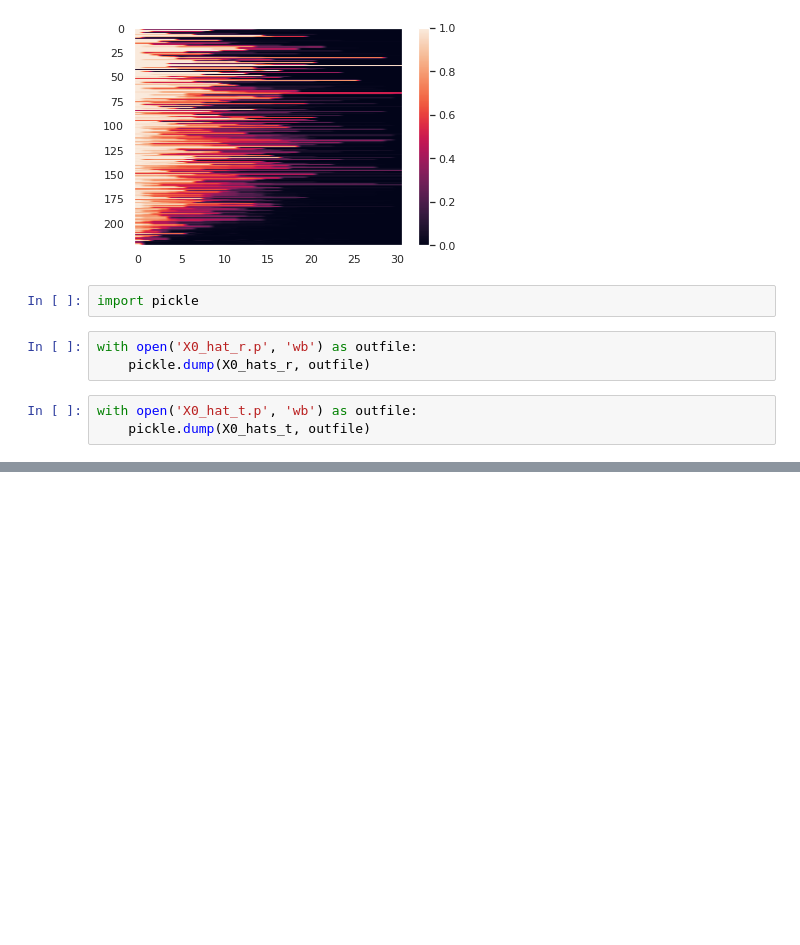
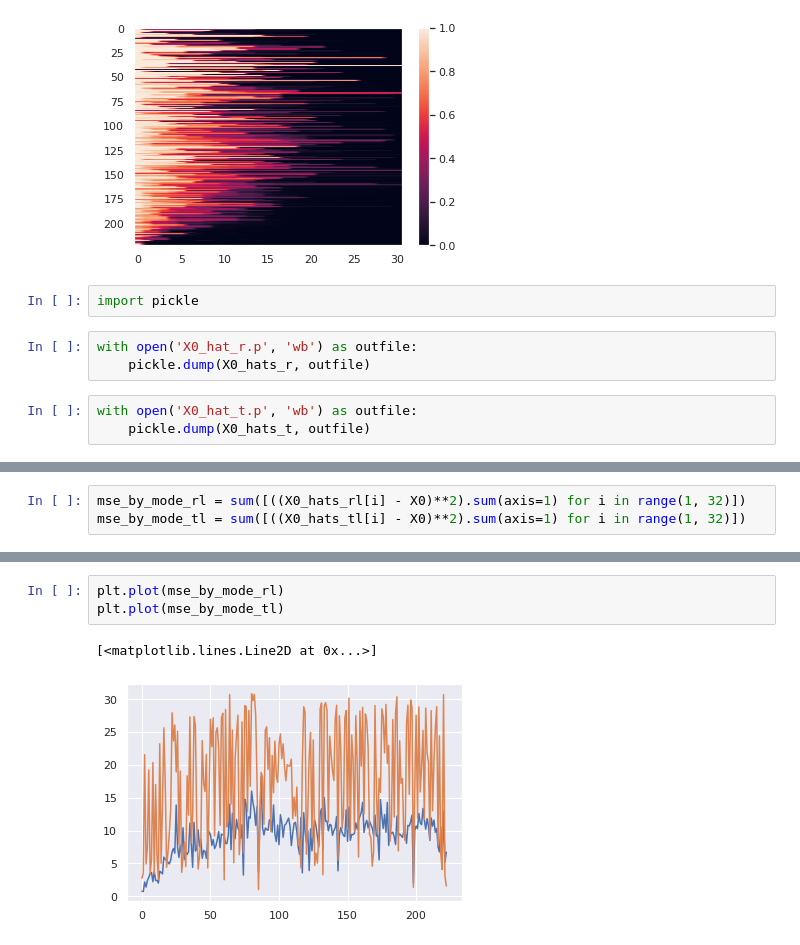
Before and after one commit to kLabUM/sensor-placement, a Jupyter notebook: notebooks/advection_diffusion_reconstruction_analysis.ipynb, the cells around one changed output, grey strips where cells are left out. Drawn from its saved outputs; the diff is of its cells as text; blank space fills up the shorter version.

```diff
--- a/notebooks/advection_diffusion_reconstruction_analysis.ipynb
+++ b/notebooks/advection_diffusion_reconstruction_analysis.ipynb
@@ -262,0 +349,3 @@ with open('X0_hat_t.p', 'wb') as outfile:
+# %%
+mse_by_mode_rl = sum([((X0_hats_rl[i] - X0)**2).sum(axis=1) for i in range(1, 32)])
+mse_by_mode_tl = sum([((X0_hats_tl[i] - X0)**2).sum(axis=1) for i in range(1, 32)])
@@ -262,0 +361,6 @@ with open('X0_hat_t.p', 'wb') as outfile:
+# %%
+plt.plot(mse_by_mode_rl)
+plt.plot(mse_by_mode_tl)
+# %% [output]
+[<matplotlib.lines.Line2D at 0x...>]
+[figure, added]
```
Also changed, not shown: parts of 9 cells of this notebook.
